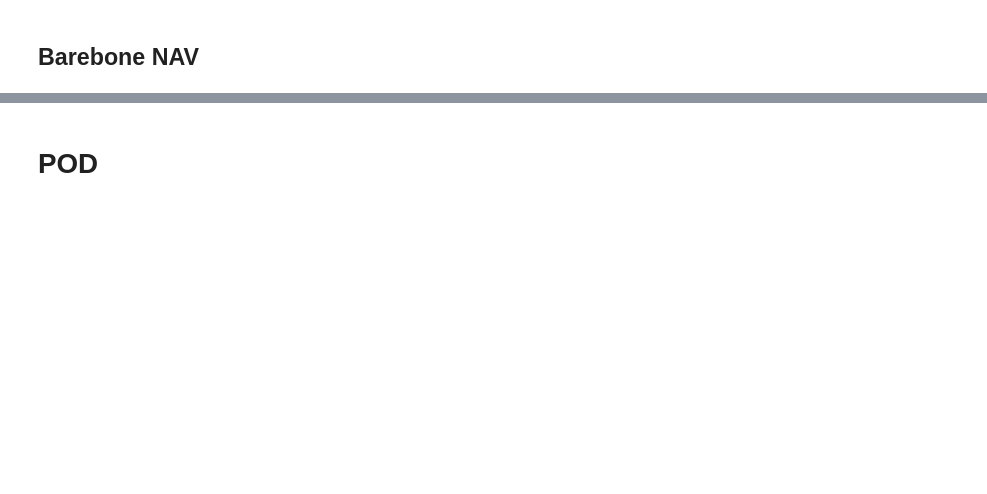
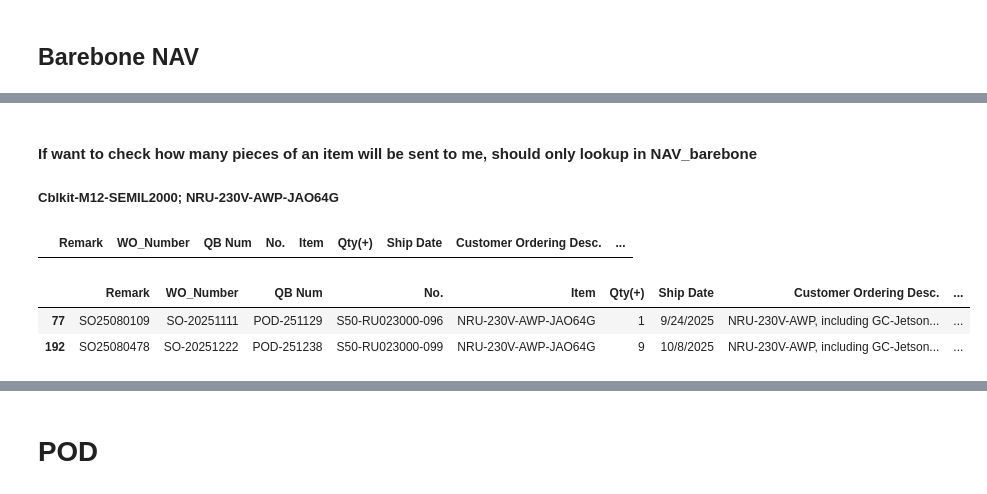
Before and after one commit to playoung2818/LT-Check-Brenda, a Jupyter notebook: Dashboard.ipynb, the cells around one changed output, grey strips where cells are left out. Cells and saved outputs as stored; diff of their text form; code cells hidden in the pictures; blank space fills up the shorter version.

```diff
--- a/Dashboard.ipynb
+++ b/Dashboard.ipynb
@@ -126,0 +135,13 @@ NAV[NAV['Pre-installed'] == False]
+# %% [markdown]
+#### If want to check how many pieces of an item will be sent to me, should only lookup in NAV_barebone
+##### Cblkit-M12-SEMIL2000; NRU-230V-AWP-JAO64G
+# %%
+NAV_barebone[NAV_barebone['Item'] == 'NRU-230V-AWP-JAO64G']
+# %% [output]
+|  | Remark | WO_Number | QB Num | No. | Item | Qty(+) | Ship Date | Customer Ordering Desc. | ... |
+# %%
+NAV[NAV['Item'] == 'NRU-230V-AWP-JAO64G']
+# %% [output]
+|  | Remark | WO_Number | QB Num | No. | Item | Qty(+) | Ship Date | Customer Ordering Desc. | ... |
+| 77 | SO25080109 | SO-20251111 | POD-251129 | S50-RU023000-096 | NRU-230V-AWP-JAO64G | 1 | 9/24/2025 | NRU-230V-AWP, including GC-Jetson... | ... |
+| 192 | SO25080478 | SO-20251222 | POD-251238 | S50-RU023000-099 | NRU-230V-AWP-JAO64G | 9 | 10/8/2025 | NRU-230V-AWP, including GC-Jetson... | ... |
```
Also changed, not shown: parts of 16 cells of this notebook, 2 other files.
